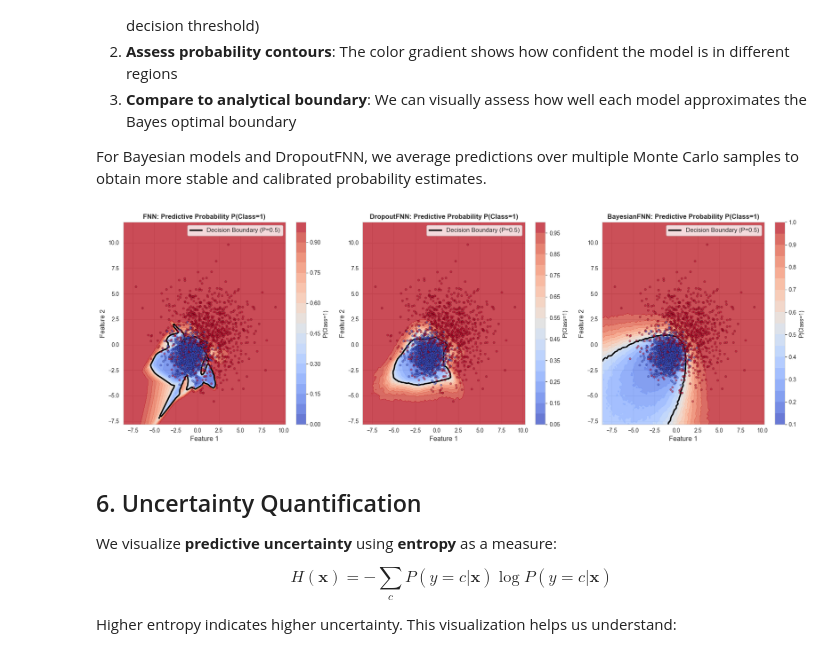
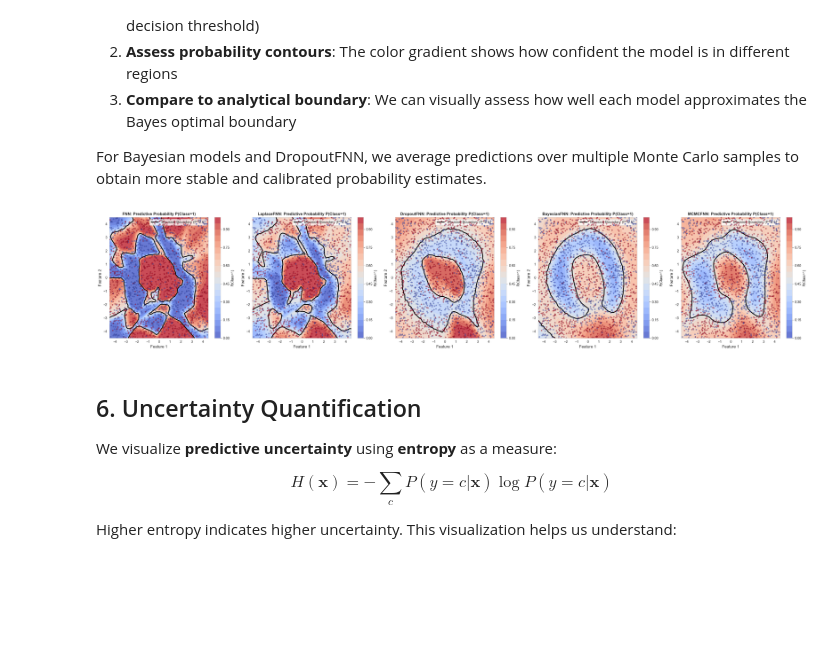
Before and after one commit to kamilkrukowski/BayesNNBench, a Jupyter notebook: notebooks/train_analyze_posterior.ipynb, the cells around one changed output. Saved outputs shown, nothing was run; the diff lists cells and outputs as text; code cells hidden in the pictures; blank space fills up the shorter version.

Commit message:
feat(concentric-rings): Add new concentric rings toy dataset, update posterior training notebook

```diff
--- a/notebooks/train_analyze_posterior.ipynb
+++ b/notebooks/train_analyze_posterior.ipynb
@@ -186,17 +276,26 @@ DropoutFNN - Epoch 200/200: Loss=0.3327, Acc=0.8572
 # %%
 # Train BayesianFNN
 print("\nTraining BayesianFNN...")
+# Match DropoutFNN architecture for fair comparison
+# DropoutFNN uses (128, 32, 32) and handles the complexity well
+# With low beta (0.0001), BayesianFNN should also handle it
+# Increase posterior_std_init to allow more weight exploration (default is 0.1, hyperopt found 0.0115 for different dataset)
+# Use low beta (0.0001) with warmup to help model learn complex patterns
+# Warmup allows model to learn data first, then gradually applies KL penalty
+# IMPORTANT: Cap sigma to prevent excessive noise (max_std=0.1)
+# With low beta, there's no incentive to shrink variances, so we must cap them
 bayesian_fnn_model = BayesianFNN(
-    hidden_dims=(32, 32, 32), num_classes=2, beta=0.001, posterior_std_init=0.1
+    hidden_dims=(32, 32, 32), num_classes=2, beta=0.05, posterior_std_init=0.1, max_std=0.1
 )
 bayesian_fnn_params, bayesian_fnn_history = train_model(
     bayesian_fnn_model,
     "BayesianFNN",
     X_train,
     y_train_onehot,
-    epochs=200,
-    lr=0.00066,
+    epochs=400,  # More epochs needed for complex patterns
+    lr=0.0015,  # Moderate LR
     seed=seed,
+    warm_up_epochs=50,  # Warmup for first 500 epochs
 )
 
 # Evaluate BayesianFNN (with MC sampling)
@@ -336,33 +578,40 @@ We visualize the **predictive posterior distributions** $P(y=1 | \mathbf{x})$ ac
 
 For Bayesian models and DropoutFNN, we average predictions over multiple Monte Carlo samples to obtain more stable and calibrated probability estimates.
 # %%
-# Plot for each model using subplots (3 cols, 1 row)
-fig, axes = plt.subplots(1, 3, figsize=(18, 6))
+# Plot for each model using subplots (1 row, 5 cols)
+fig, axes = plt.subplots(1, 5, figsize=(30, 6))
+axes = axes.flatten()  # Flatten to 1D array for easier indexing
+
+# Fixed color scale for consistent comparison across all plots
+VMIN, VMAX = 0.0, 1.0  # Full probability range
 
 
-# Create a helper function with common parameters (X_test, y_test, seed)
+# Create a helper function with common parameters (X_test, y_test, seed, vmin, vmax)
 def plot_posterior(model, params, name, n_samples, ax):
-    """Helper function to plot predictive posterior."""
+    """Helper function to plot predictive posterior with consistent color scale."""
     return plot_predictive_posterior(
-        model, params, X_test, y_test, name, n_samples=n_samples, seed=seed, ax=ax
+        model, params, X_test, y_test, name, n_samples=n_samples, seed=seed, ax=ax,
+        vmin=VMIN, vmax=VMAX
     )
 
 
 # Plot each model
 plot_posterior(fnn_model, fnn_params, "FNN", 1, axes[0])
-plot_posterior(dropout_fnn_model, dropout_fnn_params, "DropoutFNN", 512, axes[1])
-plot_posterior(bayesian_fnn_model, bayesian_fnn_params, "BayesianFNN", 512, axes[2])
+plot_posterior(dropout_fnn_model, dropout_fnn_params, "DropoutFNN", 512, axes[2])
+plot_posterior(bayesian_fnn_model, bayesian_fnn_params, "BayesianFNN", 512, axes[3])
+plot_posterior(laplace_fnn_model, {}, "LaplaceFNN", 256, axes[1])  # params ignored by LaplaceFNN
+plot_posterior(mcmc_fnn_model, {}, "MCMCFNN", 256, axes[4])  # params ignored by MCMCFNN
 
 plt.tight_layout()
 if figures_dir:
     plt.savefig(
         figures_dir / "predictive_posterior_comparison.png",
         dpi=150,
         bbox_inches="tight",
     )
 plt.show()
 # %% [output]
-[figure, old version]
+[figure, new version]
 # %% [markdown]
 ## 6. Uncertainty Quantification
 
```
Also changed, not shown: parts of 20 cells of this notebook, 19 other files.
